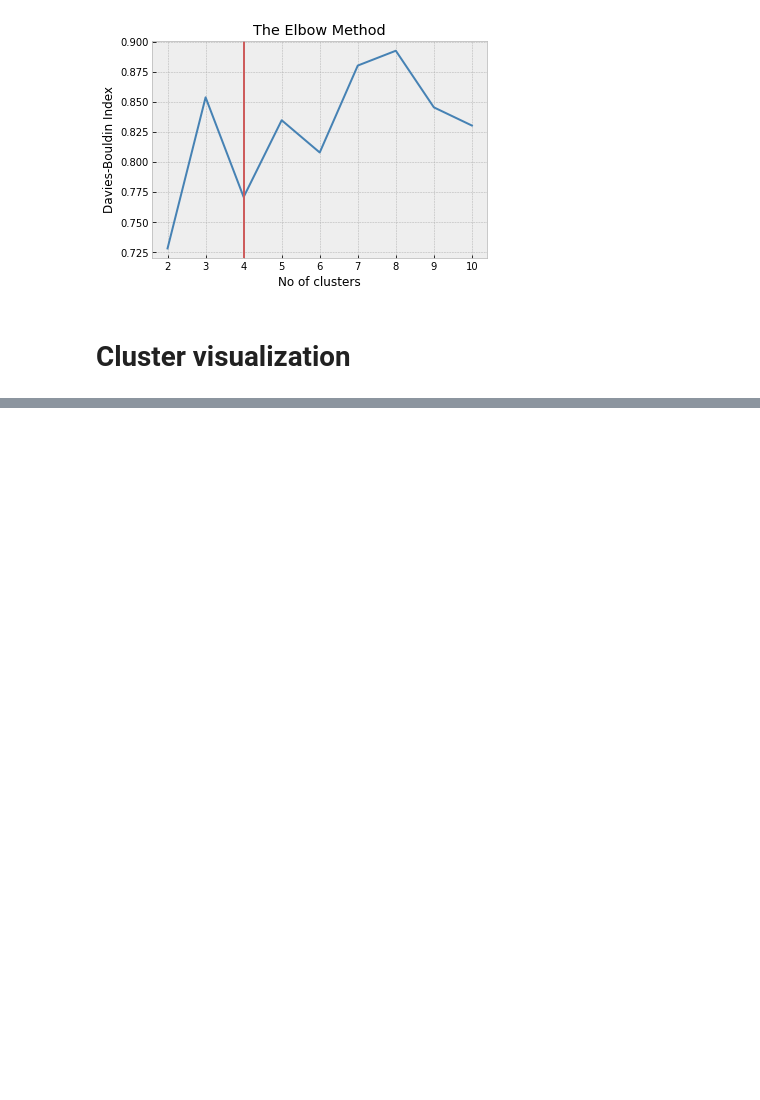
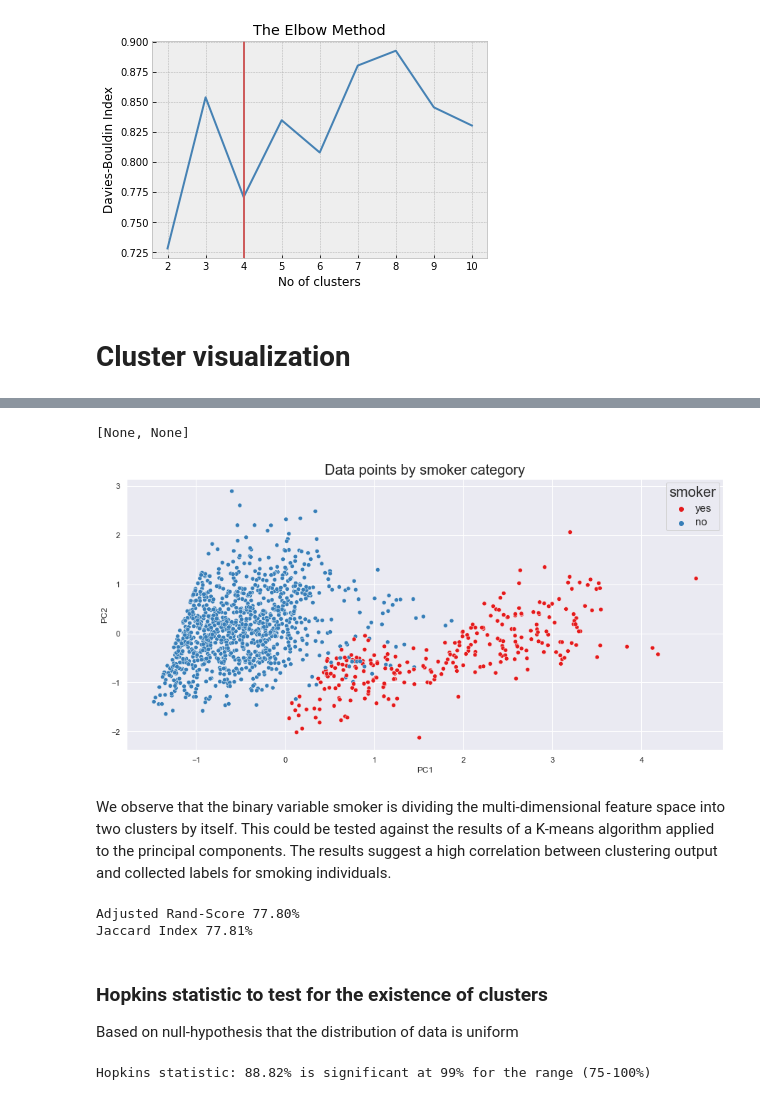
Before and after one commit to renatoquiliche/Insurance-Mathematics-Economics-ADR, a Jupyter notebook: Python Code/Clustering-meanttests-clustering_test.ipynb, the cells around one changed output, grey strips where cells are left out. Saved outputs shown, nothing was run; the diff lists cells and outputs as text; code cells hidden in the pictures; blank space fills up the shorter version.

```diff
--- a/Python Code/Clustering-meanttests-clustering_test.ipynb
+++ b/Python Code/Clustering-meanttests-clustering_test.ipynb
@@ -195,3 +181,33 @@ data_final
+# %%
+b = plt.figure(figsize=(15,7))
+b = sns.scatterplot(data=data_final, x="PC1", y="PC2", hue="smoker", palette="Set1")
+b.axes.set_title('Data points by smoker category',fontsize=20)
+
+plt.setp(b.get_legend().get_texts(), fontsize='15') # for legend text
+plt.setp(b.get_legend().get_title(), fontsize='20') # for legend title
+# %% [output]
+[None, None]
+[figure, added]
+# %% [markdown]
+We observe that the binary variable smoker is dividing the multi-dimensional feature space into two clusters by itself. This could be tested against the results of a K-means algorithm applied to the principal components. The results suggest a high correlation between clustering output and collected labels for smoking individuals.
+# %%
+from sklearn.metrics.cluster import adjusted_rand_score
+
+ARS = adjusted_rand_score(data_final["smoker"], data_final["Cluster2"])
+
+print("Adjusted Rand-Score", f"{ARS:.2%}")
+
+from sklearn.metrics import jaccard_score
+
+JS = jaccard_score(pd.get_dummies(data_final["smoker"], drop_first=True), data_final["Cluster2"])
+
+print("Jaccard Index", f"{JS:.2%}")
+# %% [output]
+Adjusted Rand-Score 77.80%
+Jaccard Index 77.81%
+# %% [markdown]
+### Hopkins statistic to test for the existence of clusters
+Based on null-hypothesis that the distribution of data is uniform
 # %%
 from sklearn.neighbors import NearestNeighbors
 from random import sample
@@ -224,6 +240,10 @@ def hopkins(X):
         H = 0
 
     return H
+
+print("Hopkins statistic:", f"{hopkins(components):.2%}", "is significant at 99% for the range (75-100%)")
+# %% [output]
+Hopkins statistic: 88.82% is significant at 99% for the range (75-100%)
 # %%
 Cluster4 = data_final["Cluster4"]
 Cluster2 = data_final["Cluster2"]
```
Also changed, not shown: parts of 25 cells of this notebook, 2 other files.
